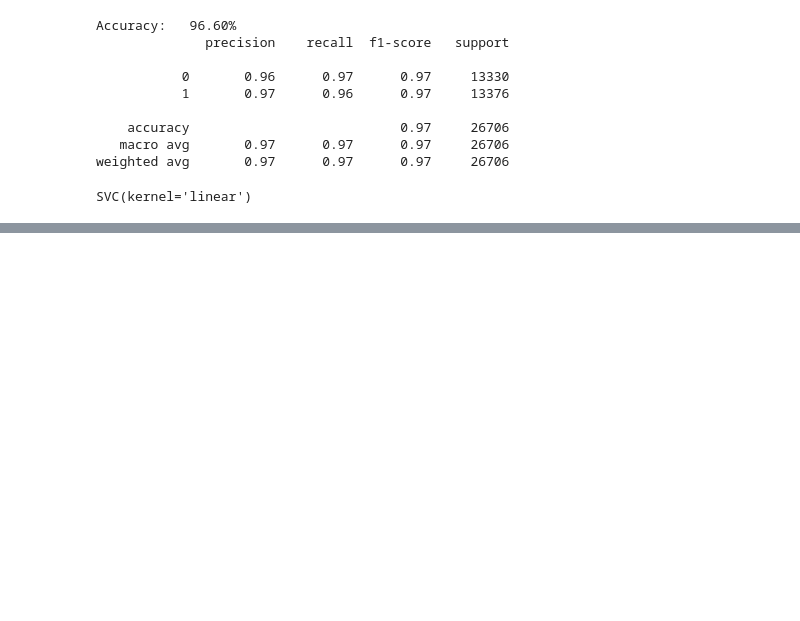
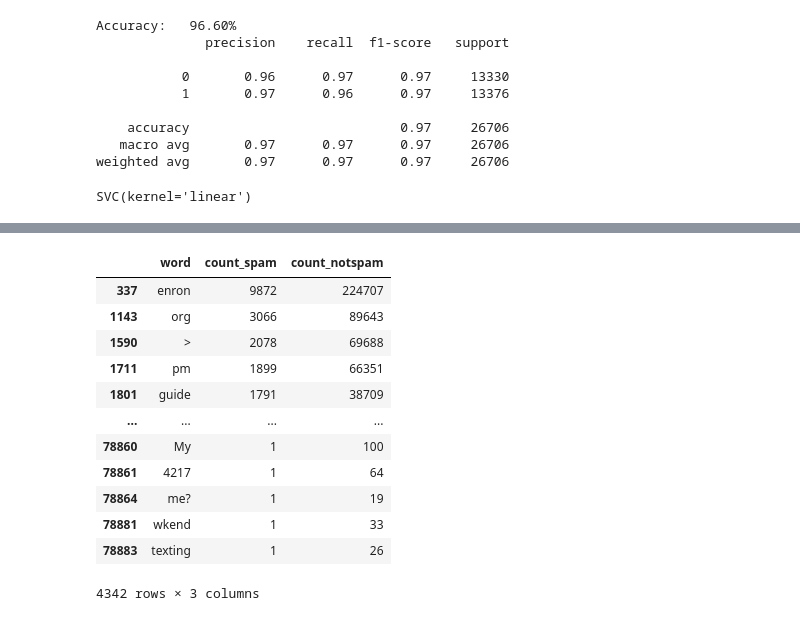
Before and after one commit to RaivoPoisu/SpamMail5, a Jupyter notebook: main.ipynb, the cells around one changed output, grey strips where cells are left out. Drawn from its saved outputs; the diff is of its cells as text; code cells hidden in the pictures; blank space fills up the shorter version.

```diff
--- a/main.ipynb
+++ b/main.ipynb
@@ -105 +106,3 @@ Analyse.FindWordCounts(SpamDataAnalyse)
+# %%
+Words_Merged_df = pd.merge(SpamWordsDf, WordsDf, on='word', how='inner', suffixes=('_spam', '_notspam'))
 # %%
@@ -109,0 +146,18 @@ Rf71=Model.ReadModel("RandomForest(71.86)")
+# %%
+TulemusNotSpam=Words_Merged_df[Words_Merged_df["count_spam"]*10*Multiplier < Words_Merged_df["count_notspam"]]
+# %%
+TulemusNotSpam
+# %% [output]
+|  | word | count_spam | count_notspam |
+| 337 | enron | 9872 | 224707 |
+| 1143 | org | 3066 | 89643 |
+| 1590 | > | 2078 | 69688 |
+| 1711 | pm | 1899 | 66351 |
+| 1801 | guide | 1791 | 38709 |
+| ... | ... | ... | ... |
+| 78860 | My | 1 | 100 |
+| 78861 | 4217 | 1 | 64 |
+| 78864 | me? | 1 | 19 |
+| 78881 | wkend | 1 | 33 |
+| 78883 | texting | 1 | 26 |
+4342 rows × 3 columns
```
Also changed, not shown: parts of 12 cells of this notebook.
